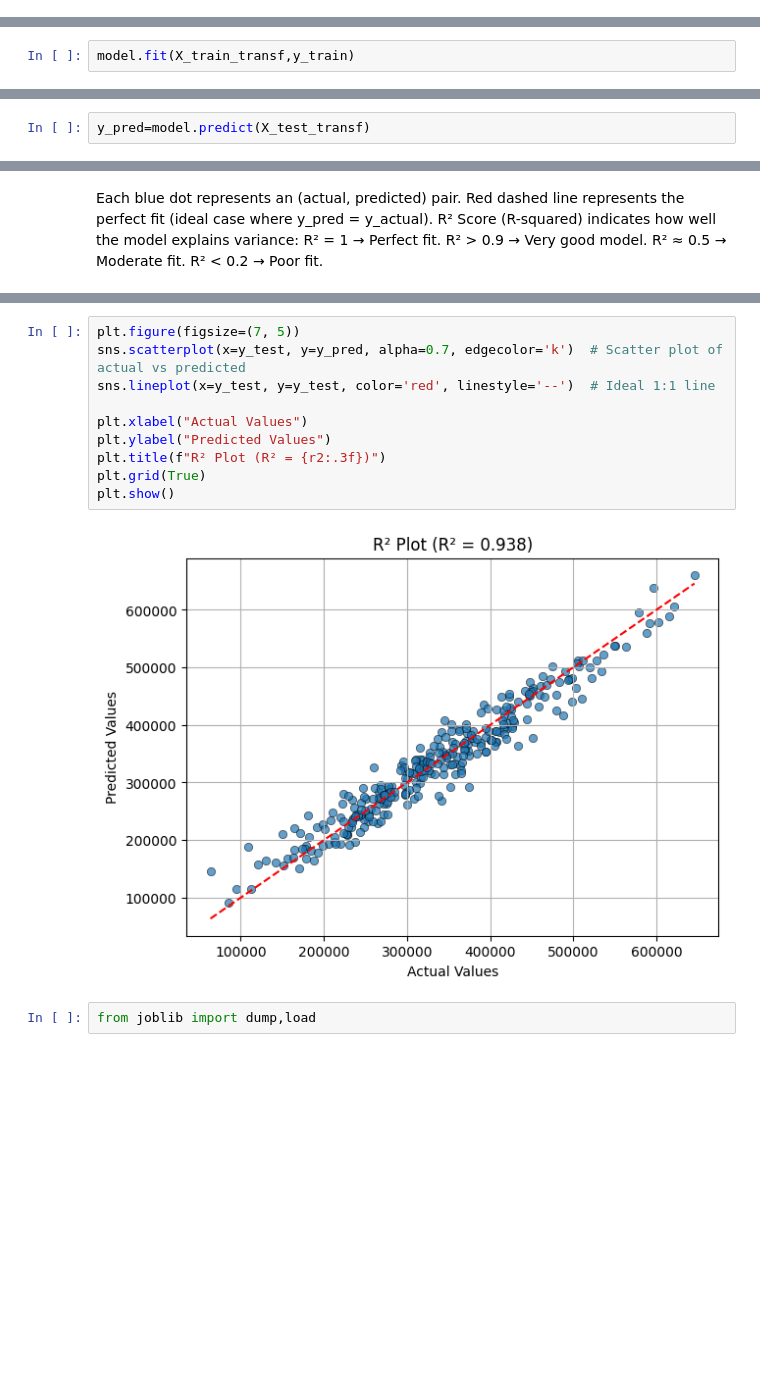
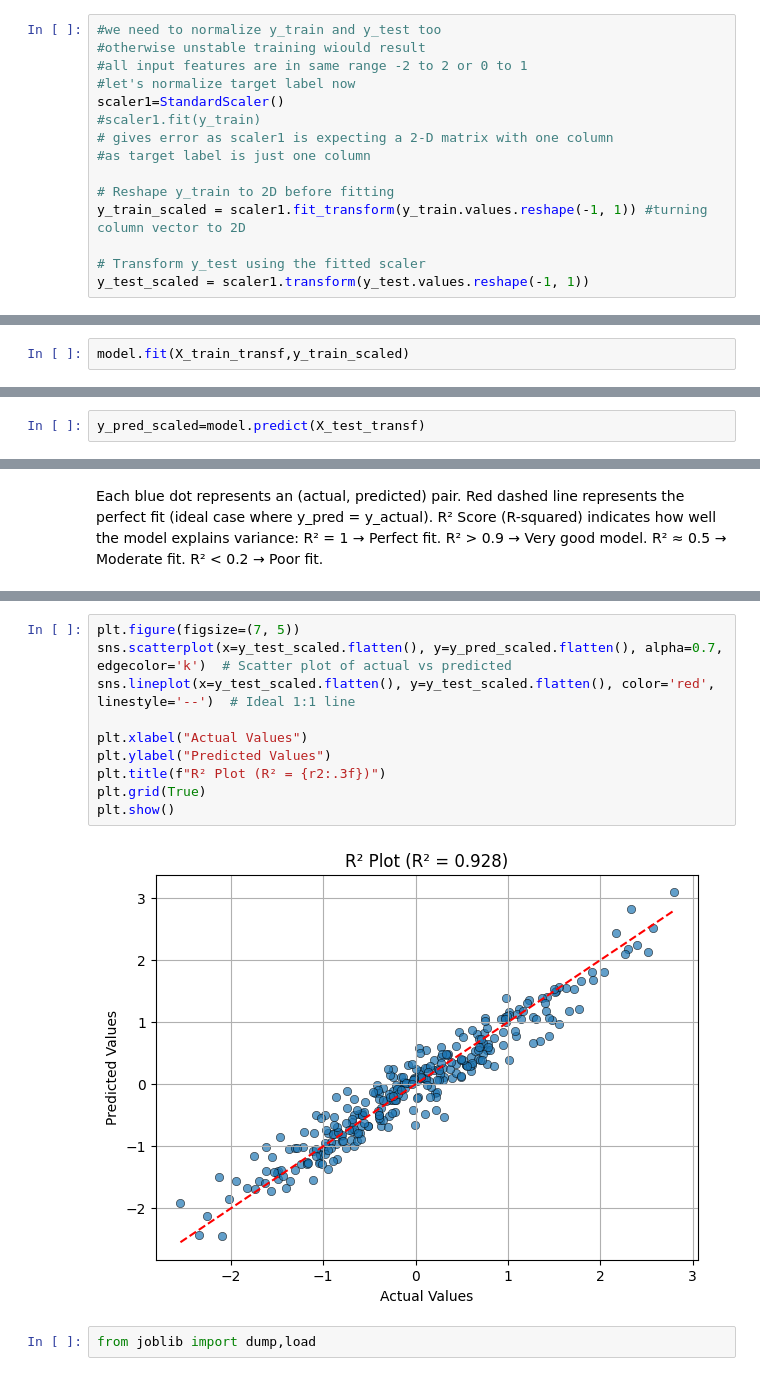
Before and after one commit to suraiyajabin/DataScience_with_Python-, a Jupyter notebook: MLP_regres_plain_demo_sales_9_mar_25.ipynb, the cells around one changed output, grey strips where cells are left out. Cells and saved outputs as stored; diff of their text form; blank space fills up the shorter version.

Commit message:
updated MLP regression demo by normalizing target label

```diff
--- a/MLP_regres_plain_demo_sales_9_mar_25.ipynb
+++ b/MLP_regres_plain_demo_sales_9_mar_25.ipynb
@@ -108,0 +117,15 @@ X_test_transf.shape
+# %%
+#we need to normalize y_train and y_test too
+#otherwise unstable training wiould result
+#all input features are in same range -2 to 2 or 0 to 1
+#let's normalize target label now
+scaler1=StandardScaler()
+#scaler1.fit(y_train)
+# gives error as scaler1 is expecting a 2-D matrix with one column
+#as target label is just one column
+
+# Reshape y_train to 2D before fitting
+y_train_scaled = scaler1.fit_transform(y_train.values.reshape(-1, 1)) #turning column vector to 2D
+
+# Transform y_test using the fitted scaler
+y_test_scaled = scaler1.transform(y_test.values.reshape(-1, 1))
@@ -111,5 +142,5 @@ from sklearn.neural_network import MLPRegressor
 # %%
 model=MLPRegressor(hidden_layer_sizes=(100,100),activation='relu',solver='adam',random_state=402,max_iter=10000,learning_rate='invscaling',verbose=True,learning_rate_init=0.0001,batch_size=8,)
 # %%
-model.fit(X_train_transf,y_train)
+model.fit(X_train_transf,y_train_scaled)
 # %% [output]
@@ -146,5 +177,5 @@ model.n_outputs_
 # %% [output]
 1
 # %%
-y_pred=model.predict(X_test_transf)
+y_pred_scaled=model.predict(X_test_transf)
 # %%
@@ -220,15 +256,15 @@ R-squared: 0.938
 # %%
 plt.figure(figsize=(7, 5))
-sns.scatterplot(x=y_test, y=y_pred, alpha=0.7, edgecolor='k')  # Scatter plot of actual vs predicted
-sns.lineplot(x=y_test, y=y_test, color='red', linestyle='--')  # Ideal 1:1 line
+sns.scatterplot(x=y_test_scaled.flatten(), y=y_pred_scaled.flatten(), alpha=0.7, edgecolor='k')  # Scatter plot of actual vs predicted
+sns.lineplot(x=y_test_scaled.flatten(), y=y_test_scaled.flatten(), color='red', linestyle='--')  # Ideal 1:1 line
 
 plt.xlabel("Actual Values")
 plt.ylabel("Predicted Values")
 plt.title(f"R² Plot (R² = {r2:.3f})")
 plt.grid(True)
 plt.show()
 # %% [output]
-[figure, old version]
+[figure, new version]
 # %%
 from joblib import dump,load
 # %%
```
Also changed, not shown: parts of 24 cells of this notebook.
